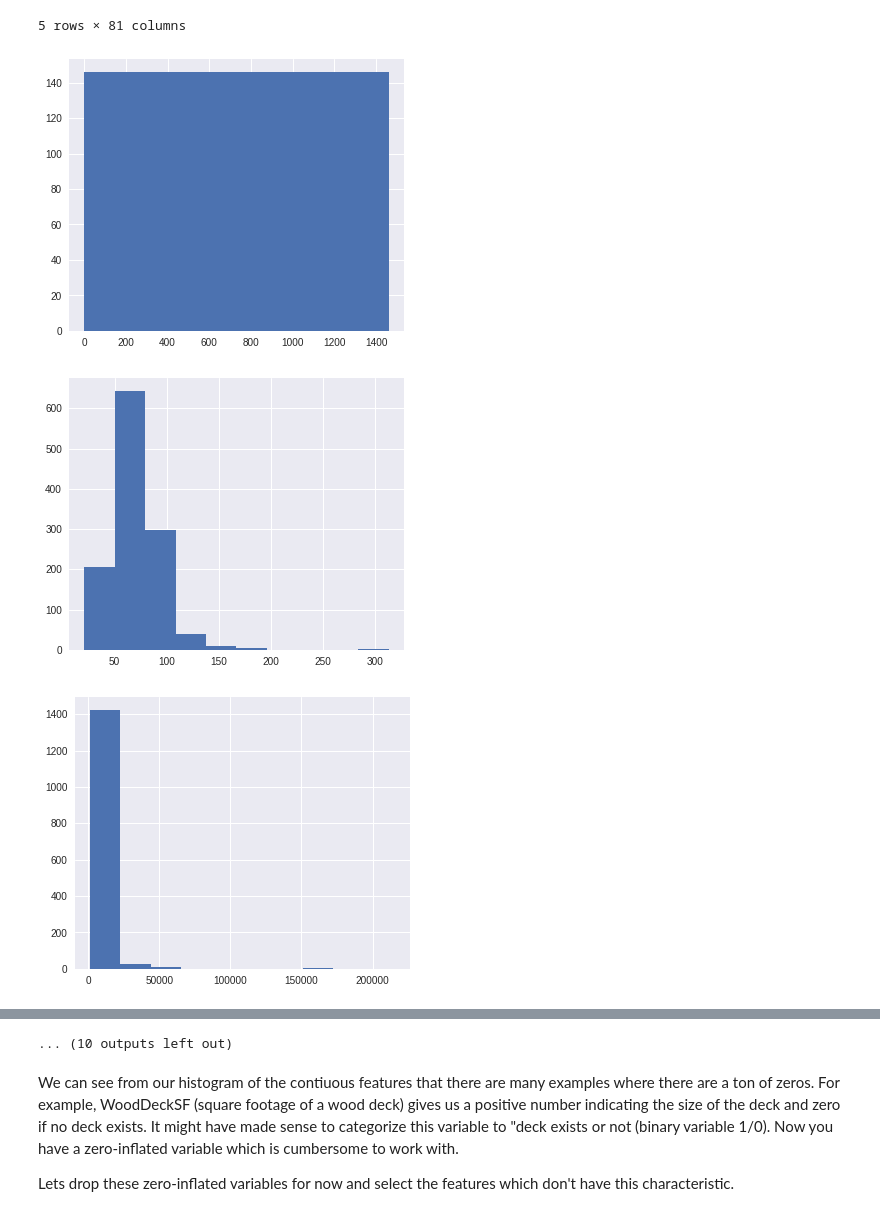
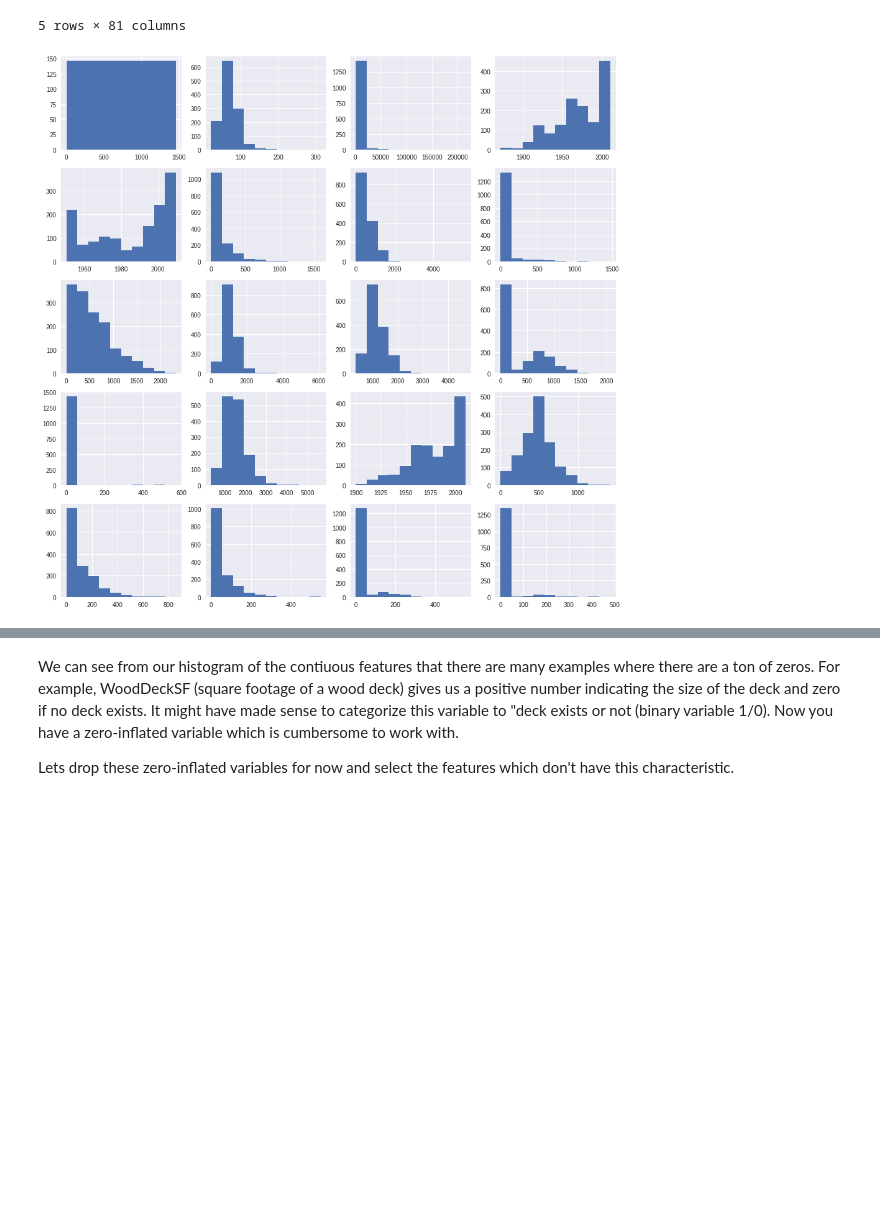
Before and after one commit to OsterMendel/dsc-feature-scaling-and-normalization-lab-nyc-ds-033020, a Jupyter notebook: index.ipynb, the cells around one changed output, grey strips where cells are left out. Saved outputs shown, nothing was run; the diff lists cells and outputs as text; code cells hidden in the pictures; blank space fills up the shorter version.

```diff
--- a/index.ipynb
+++ b/index.ipynb
@@ -42,9 +42,7 @@ contin = list(ames.columns[(ames.dtypes != 'object') & (ames.nunique() > 20)])
 # %%
 fig, axes = plt.subplots(5,4,figsize=(16,16))
 
 for var, ax in zip(contin,axes.flat):
-    plt.hist(ames[var])
+    ax.hist(ames[var])
 # %% [output]
-[figure, old version]
+[figure, new version]
-[figure, removed]
-[figure, removed]
@@ -60,4 +49,3 @@ for var, ax in zip(contin,axes.flat):
-... (10 outputs left out)
 # %% [markdown]
 We can see from our histogram of the contiuous features that there are many examples where there are a ton of zeros. For example, WoodDeckSF (square footage of a wood deck) gives us a positive number indicating the size of the deck and zero if no deck exists. It might have made sense to categorize this variable to "deck exists or not (binary variable 1/0). Now you have a zero-inflated variable which is cumbersome to work with.
 
```
Also changed, not shown: parts of 1 cell of this notebook.
